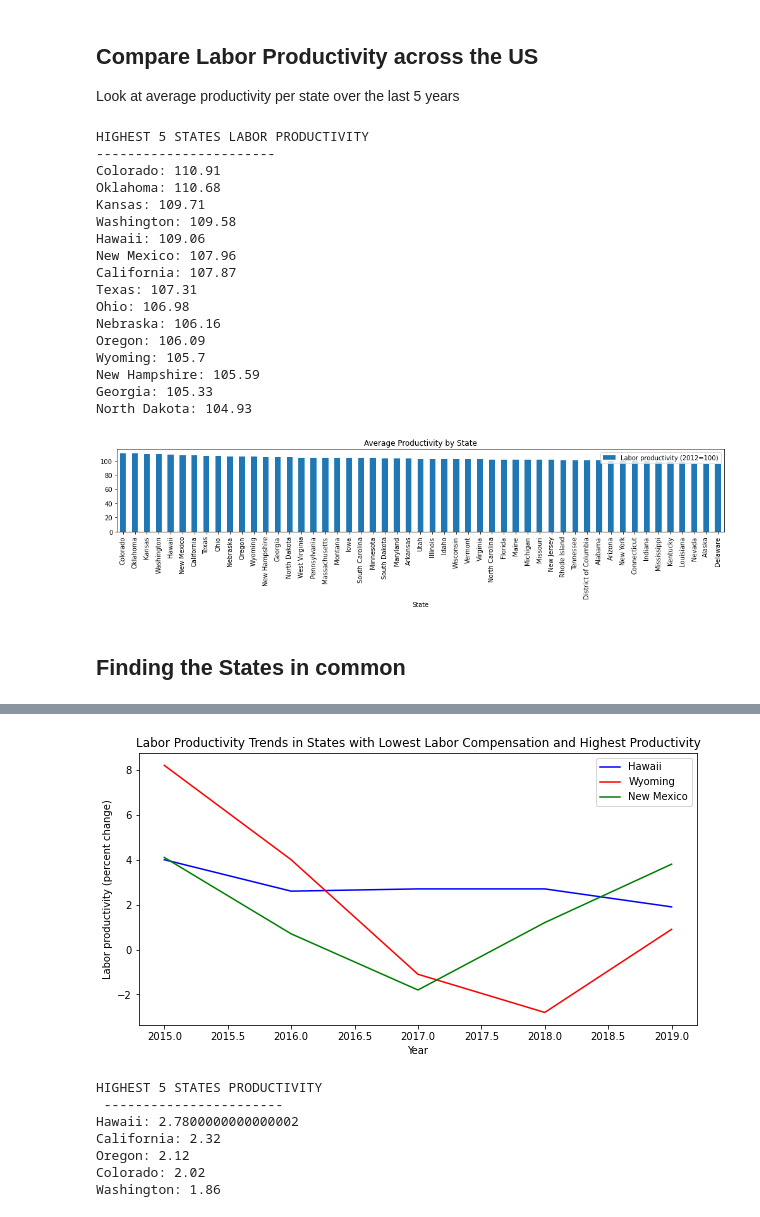
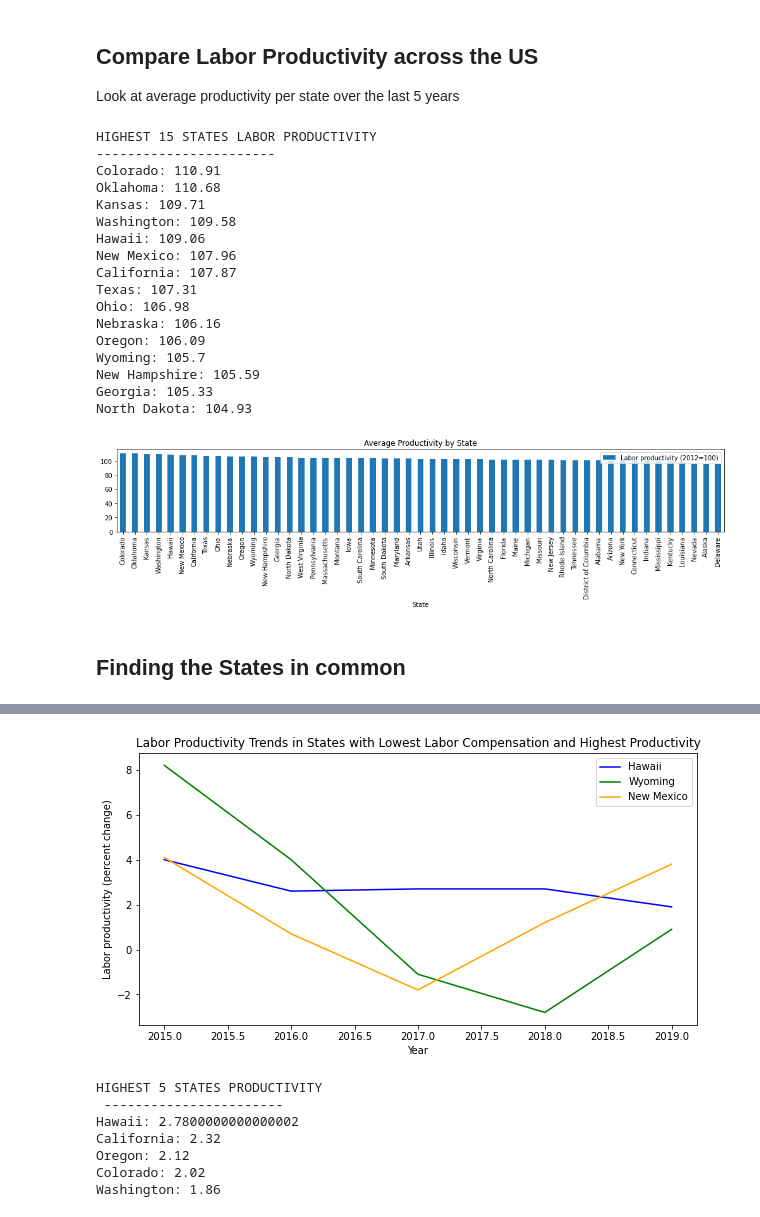
Before and after one commit to Blashford/Next-Factory-ACME, a Jupyter notebook: Final_Analysis_Notebook.ipynb, the cells around one changed output, grey strips where cells are left out. Cells and saved outputs as stored; diff of their text form; code cells hidden in the pictures.

Commit message:
Added powerpoint and changed some colors

```diff
--- a/Final_Analysis_Notebook.ipynb
+++ b/Final_Analysis_Notebook.ipynb
@@ -83,7 +83,7 @@ avg_prod_sorted.plot(kind="bar", y=['Labor productivity (2012=100)'], figsize=(1
 
 # Print out the highest 5 for visibility
 highest_prod = avg_prod_sorted.iloc[0:15,:]
-print("HIGHEST 5 STATES LABOR PRODUCTIVITY\n-----------------------")
+print("HIGHEST 15 STATES LABOR PRODUCTIVITY\n-----------------------")
 # Make another empty list to add different states to to use later
 high_prod_list = []
 for index,row in highest_prod.iterrows():
@@ -93,7 +93,7 @@ plt.title('Average Productivity by State')
 plt.tight_layout()
 plt.savefig('Images/laborproductivity.png')
 # %% [output]
-HIGHEST 5 STATES LABOR PRODUCTIVITY
+HIGHEST 15 STATES LABOR PRODUCTIVITY
 -----------------------
 Colorado: 110.91
 Oklahoma: 110.68
@@ -137,25 +137,25 @@ prod_df
 # %%
 # Put the unique years into a variable that we can use as the x axis
 years = prod_df['Year'].unique()
 
 # Change the size of the chart and plot each different state
 plt.figure(figsize=(10,5))
 state1, = plt.plot(years, prod_df.loc[prod_df['State'] == 'Hawaii','Labor productivity (percent change)'],
                   color = 'blue', label = 'Hawaii')
 state2, = plt.plot(years, prod_df.loc[prod_df['State'] == 'Wyoming','Labor productivity (percent change)'],
-                  color = 'red', label = 'Wyoming')
+                  color = 'green', label = 'Wyoming')
 state3, = plt.plot(years, prod_df.loc[prod_df['State'] == 'New Mexico','Labor productivity (percent change)'],
-                  color = 'green', label = 'New Mexico')
+                  color = 'orange', label = 'New Mexico')
 
 # Make it look nice
 plt.legend(handles=[state1, state2, state3], loc='best')
 plt.title('Labor Productivity Trends in States with Lowest Labor Compensation and Highest Productivity')
 plt.xlabel('Year')
 plt.ylabel('Labor productivity (percent change)')
 plt.savefig('Images/Trend-line-three.png')
 plt.show()
 # %% [output]
-[figure, old version]
+[figure, new version]
 # %%
 # Group by state and get the averages; then plot for comparison
 prod_avg_comp = labor_df.groupby('State').mean()
```
Also changed, not shown: parts of 1 cell of this notebook, 2 other files.
